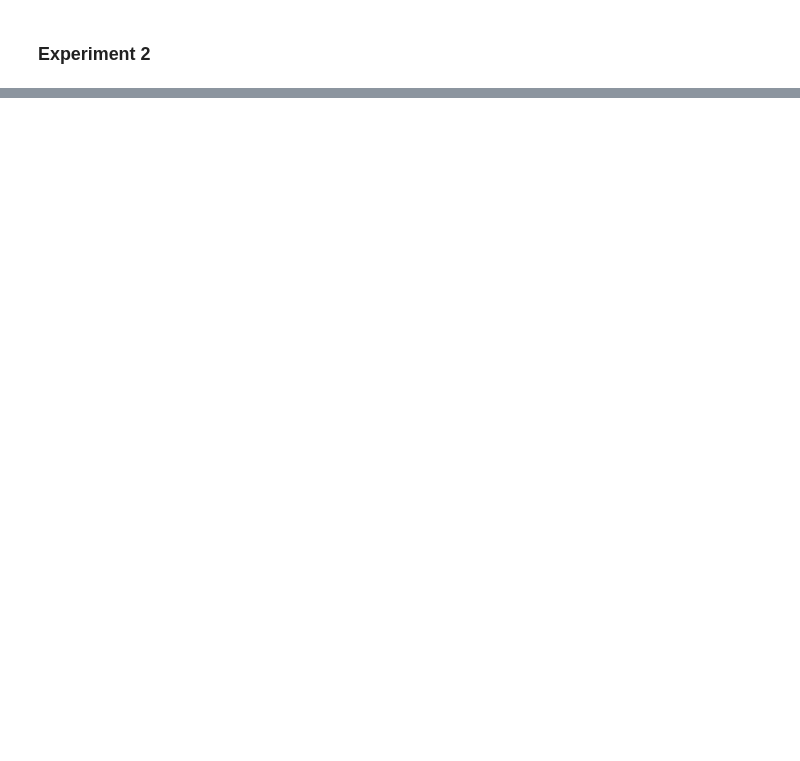
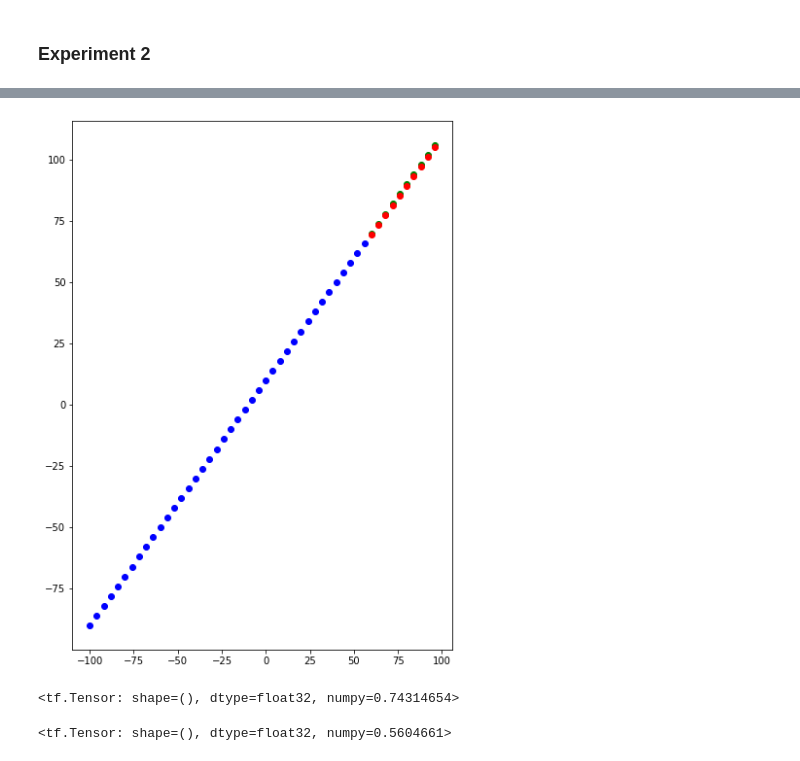
Before and after one commit to kulkarniishan/tensorflow, a Jupyter notebook: Neural Networks/NN.ipynb, the cells around one changed output, grey strips where cells are left out. Drawn from its saved outputs; the diff is of its cells as text; code cells hidden in the pictures; blank space fills up the shorter version.

```diff
--- a/Neural Networks/NN.ipynb
+++ b/Neural Networks/NN.ipynb
@@ -501,0 +552,15 @@ ValueError: in user code:
+# %%
+model_3 = tf.keras.Sequential([
+    tf.keras.layers.InputLayer(1),
+    tf.keras.layers.Dense(10,activation='relu'),
+    tf.keras.layers.Dense(1)
+])
+
+model_3.compile(
+    loss=tf.keras.losses.mae,
+    optimizer=tf.keras.optimizers.Adam(learning_rate = 0.01),
+    metrics=tf.keras.metrics.mae
+)
+# %%
+with tf.device("/gpu:0"):
+    model_3.fit(X_train, Y_train, epochs=500)
@@ -501,0 +585,13 @@ ValueError: in user code:
+# %%
+Y_pred = model_3.predict(X_test)
+plot_predictions(X_train,Y_train,X_test,Y_test,Y_pred)
+# %% [output]
+[figure, added]
+# %%
+mae(Y_test,tf.squeeze(Y_pred))
+# %% [output]
+<tf.Tensor: shape=(), dtype=float32, numpy=0.74314654>
+# %%
+mse(Y_test,tf.squeeze(Y_pred))
+# %% [output]
+<tf.Tensor: shape=(), dtype=float32, numpy=0.5604661>
```
Also changed, not shown: parts of 31 cells of this notebook, 1 other file.
